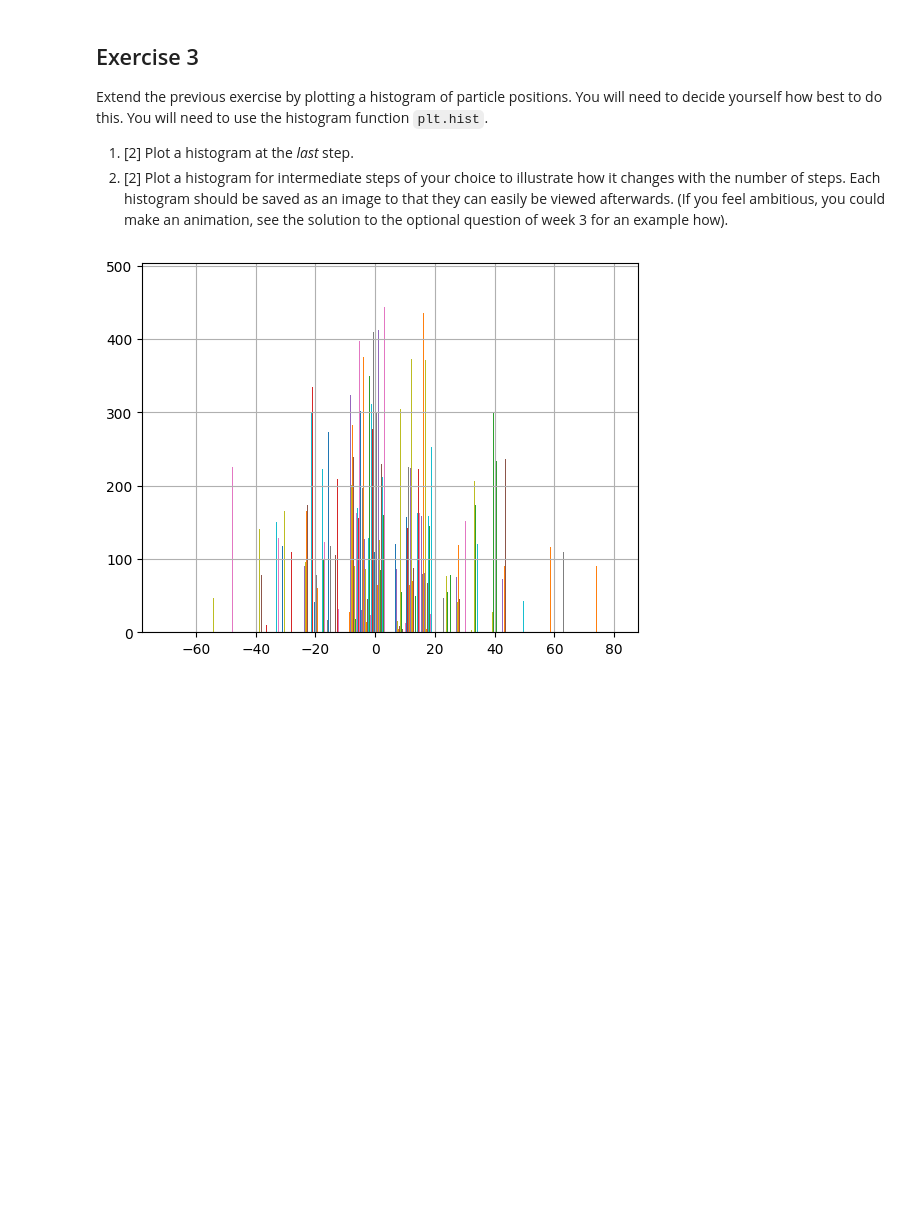
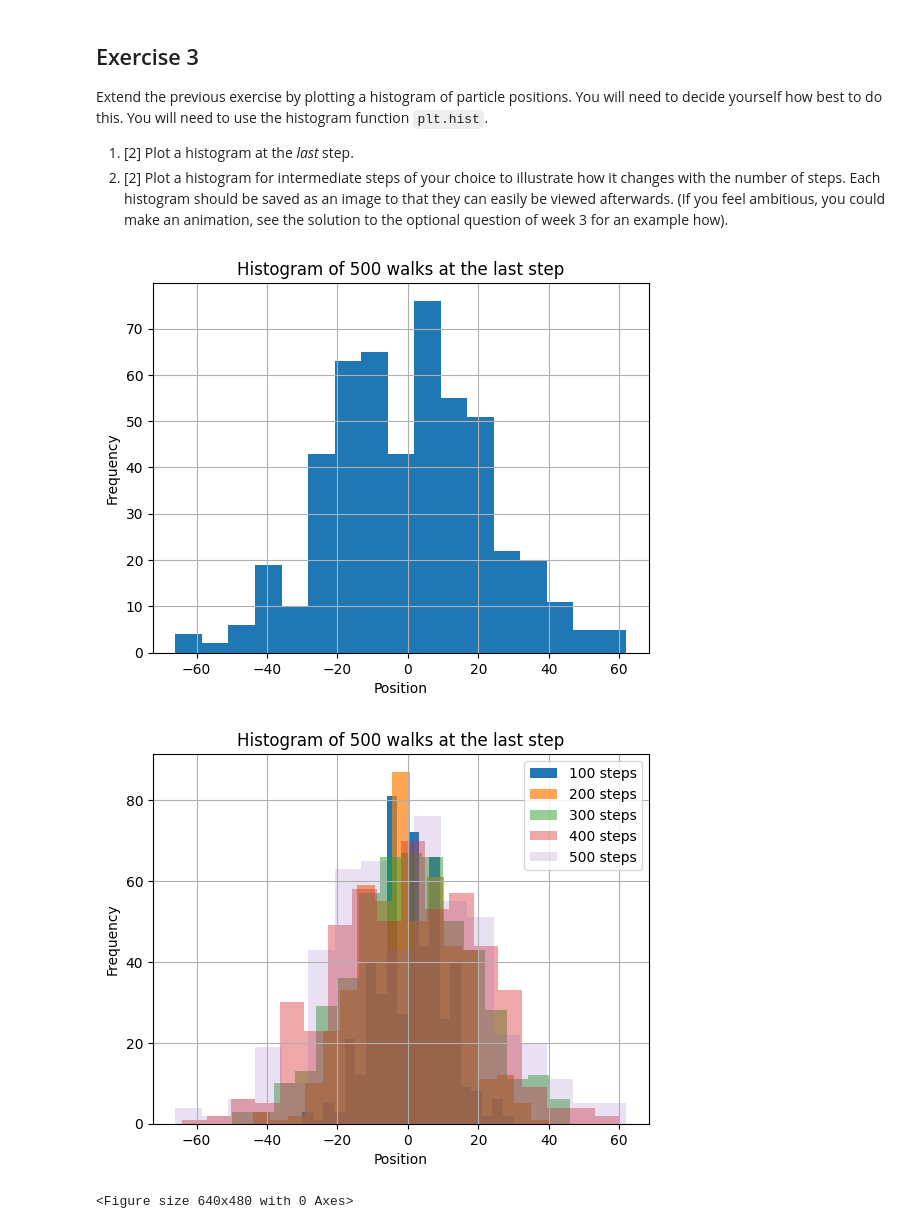
Before and after one commit to PX2145-2025/week-7-b-JonesRhys, a Jupyter notebook: Random_walk.ipynb, the cells around one changed output. Drawn from its saved outputs; the diff is of its cells as text; code cells hidden in the pictures; blank space fills up the shorter version.

```diff
--- a/Random_walk.ipynb
+++ b/Random_walk.ipynb
@@ -161,8 +177,32 @@ Extend the previous exercise by plotting a histogram of particle positions. You
 
  1. [2] Plot a histogram at the _last_ step.
  2. [2] Plot a histogram for intermediate steps of your choice to illustrate how it changes with the number of steps. Each histogram should be saved as an image to that they can easily be viewed afterwards. (If you feel ambitious, you could make an animation, see the solution to the optional question of week 3 for an example how).
-# %%
-plt.hist(particles2[0:500, 0:1000]);
-plt.grid()
-# %% [output]
-[figure, removed]
+# %%
+""" Part 1 """
+#this creates the histogram
+plt.hist(particles2[500,:], bins="auto");
+plt.grid()
+plt.title('Histogram of 500 walks at the last step')
+plt.xlabel('Position')
+plt.ylabel('Frequency')
+plt.show()
+plt.savefig("hist1")
+
+""" Part 2 """
+#this creates the histogram
+plt.hist(particles2[100,:], alpha = 1 , bins="auto", label="100 steps") # changing the number of steps the histogram is over
+plt.hist(particles2[200,:], alpha = 0.7, bins="auto", label="200 steps")
+plt.hist(particles2[300,:],alpha = 0.5, bins="auto", label="300 steps")
+plt.hist(particles2[400,:], alpha = 0.4, bins="auto", label="400 steps")
+plt.hist(particles2[500,:],alpha = 0.2, bins="auto", label="500 steps")
+plt.grid()
+plt.title('Histogram of 500 walks at the last step')
+plt.xlabel('Position')
+plt.ylabel('Frequency')
+plt.legend()
+plt.show()
+plt.savefig("hist2")
+# %% [output]
+[figure, added]
+[figure, added]
+<Figure size 640x480 with 0 Axes>
```
Also changed, not shown: parts of 3 cells of this notebook.
